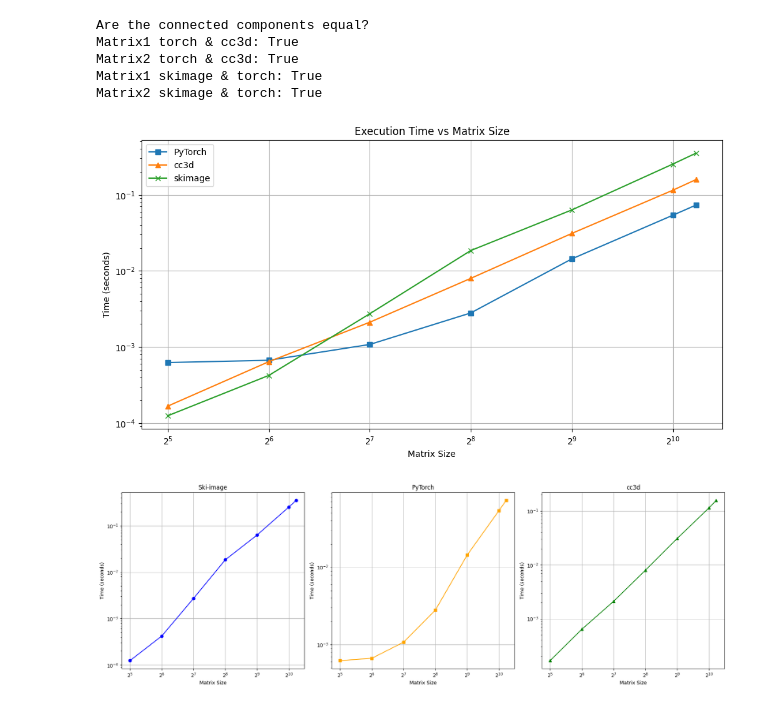
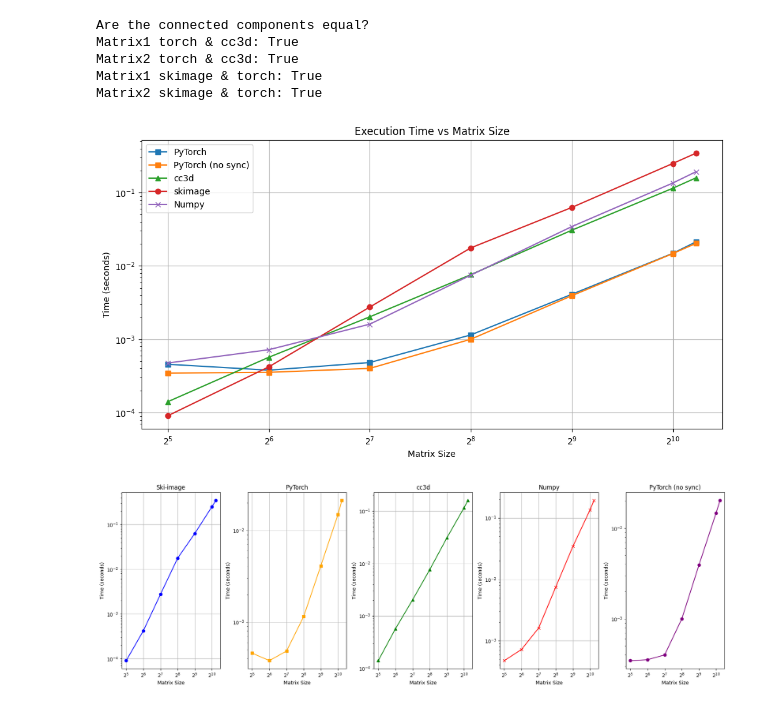
Before and after one commit to aymuos15/GPU-Connected-Components, a Jupyter notebook: speed_test.ipynb, the cells around one changed output. Cells and saved outputs as stored; diff of their text form; code cells hidden in the pictures.

Commit message:
timeit and torchsync corrected

```diff
--- a/speed_test.ipynb
+++ b/speed_test.ipynb
@@ -87,10 +87,12 @@ def create_matrix(size):
     return matrix
 
 def torch_cc(matrix):
-    matrix_torch = torch.as_tensor(matrix, dtype=torch.float32).to(device)
-    result = get_connected_components(matrix_torch)
+    result = get_connected_components(matrix)
     torch.cuda.synchronize()
     return result
+
+def torch_cc_nosync(matrix):
+    return get_connected_components(matrix)
 
 def cc3d_cc(matrix):
     return cc3d.connected_components(matrix)
@@ -98,22 +100,33 @@ def cc3d_cc(matrix):
 def skimage_cc(matrix):
     return measure.label(matrix)
 
+def numpy_cc(matrix):
+    return get_connected_components(matrix)
+
 sizes = [32, 64, 128, 256, 512, 1024, 1200]
 numpy_times = []
 torch_times = []
+torch_nosync_times = []
 cc3d_times = []
 skimage_cc_times = []
 
+runs = 10
+
 for size in sizes:
     matrix = create_matrix(size)
+    matrix_torch = torch.as_tensor(matrix, dtype=torch.float32).to(device)
 
-    torch_time = timeit(lambda: torch_cc(matrix), number=10) / 10
-    cc3d_time = timeit(lambda: cc3d_cc(matrix), number=10) / 10
-    skimage_cc_time = timeit(lambda: skimage_cc(matrix), number=10) / 10
+    torch_time = timeit(lambda: torch_cc(matrix_torch), number=runs) / runs #GPU | Torch
+    torch_nosync_time = timeit(lambda: torch_cc_nosync(matrix_torch), number=runs) / runs #GPU | Torch
+    numpy_time = timeit(lambda: numpy_cc(matrix), number=runs) / runs #GPU | Numpy
+    cc3d_time = timeit(lambda: cc3d_cc(matrix), number=runs) / runs #CPU | Numpy
+    skimage_cc_time = timeit(lambda: skimage_cc(matrix), number=runs) / runs #CPU | Numpy
 
     torch_times.append(torch_time)
+    torch_nosync_times.append(torch_nosync_time)
     cc3d_times.append(cc3d_time)
     skimage_cc_times.append(skimage_cc_time)
+    numpy_times.append(numpy_time)
 
     # print(f"Size: {size}x{size}")
     # print(f"PyTorch time: {torch_time:.6f} seconds")
@@ -123,8 +136,10 @@ for size in sizes:
 
 plt.figure(figsize=(12, 6))
 plt.plot(sizes, torch_times, marker='s', label='PyTorch')
+plt.plot(sizes, torch_nosync_times, marker='s', label='PyTorch (no sync)')
 plt.plot(sizes, cc3d_times, marker='^', label='cc3d')
-plt.plot(sizes, skimage_cc_times, marker='x', label='skimage')
+plt.plot(sizes, skimage_cc_times, marker='o', label='skimage')
+plt.plot(sizes, numpy_times, marker='x', label='Numpy')
 plt.title('Execution Time vs Matrix Size')
 plt.xlabel('Matrix Size')
 plt.ylabel('Time (seconds)')
@@ -136,35 +151,50 @@ plt.savefig('connected_components_comparison_line_graph.png')
 plt.show()
 
 # Create separate plots for each method
-fig, (ax1, ax2, ax3) = plt.subplots(1, 3, figsize=(18, 6))
+fig, (ax1, ax2, ax3, ax4, ax5) = plt.subplots(1, 5, figsize=(18, 6))
 
 ax1.plot(sizes, skimage_cc_times, marker='o', color='blue')
 ax1.set_title('Ski-image')
 ax1.set_xlabel('Matrix Size')
 ax1.set_ylabel('Time (seconds)')
 ax1.set_xscale('log', base=2)
 ax1.set_yscale('log')
 ax1.grid(True)
 
 ax2.plot(sizes, torch_times, marker='s', color='orange')
 ax2.set_title('PyTorch')
 ax2.set_xlabel('Matrix Size')
 ax2.set_ylabel('Time (seconds)')
 ax2.set_xscale('log', base=2)
 ax2.set_yscale('log')
 ax2.grid(True)
 
 ax3.plot(sizes, cc3d_times, marker='^', color='green')
 ax3.set_title('cc3d')
 ax3.set_xlabel('Matrix Size')
 ax3.set_ylabel('Time (seconds)')
 ax3.set_xscale('log', base=2)
 ax3.set_yscale('log')
 ax3.grid(True)
 
+ax4.plot(sizes, numpy_times, marker='x', color='red')
+ax4.set_title('Numpy')
+ax4.set_xlabel('Matrix Size')
+ax4.set_ylabel('Time (seconds)')
+ax4.set_xscale('log', base=2)
+ax4.set_yscale('log')
+ax4.grid(True)
+
+ax5.plot(sizes, torch_nosync_times, marker='o', color='purple')
+ax5.set_title('PyTorch (no sync)')
+ax5.set_xlabel('Matrix Size')
+ax5.set_ylabel('Time (seconds)')
+ax5.set_xscale('log', base=2)
+ax5.set_yscale('log')
+
 plt.tight_layout()
 # plt.savefig('connected_components_comparison_separate_plots.png')
 plt.show()
 # %% [output]
-[figure, old version]
+[figure, new version]
-[figure, old version]
+[figure, new version]
```
Also changed, not shown: 1 other file.
